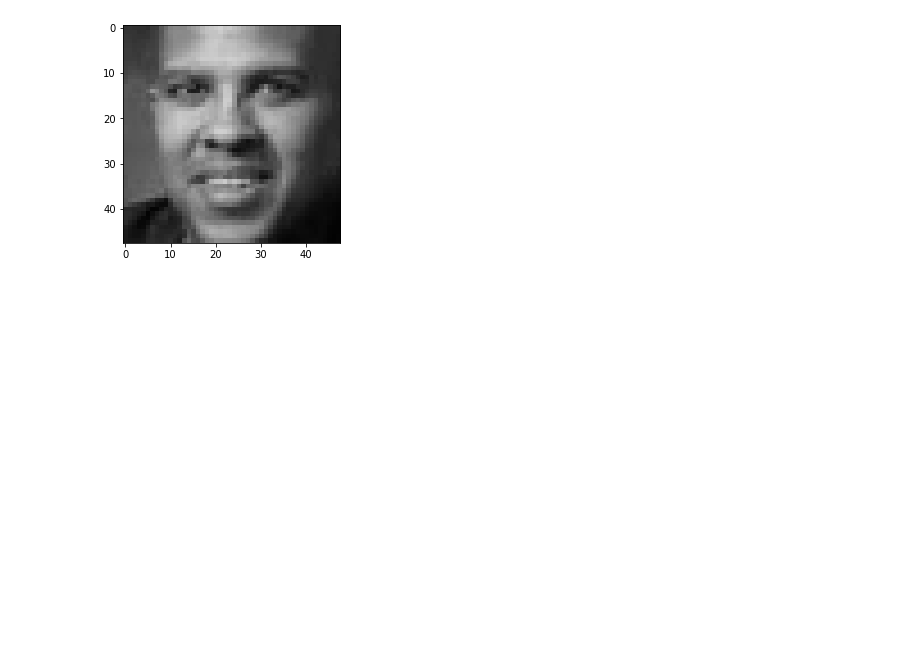
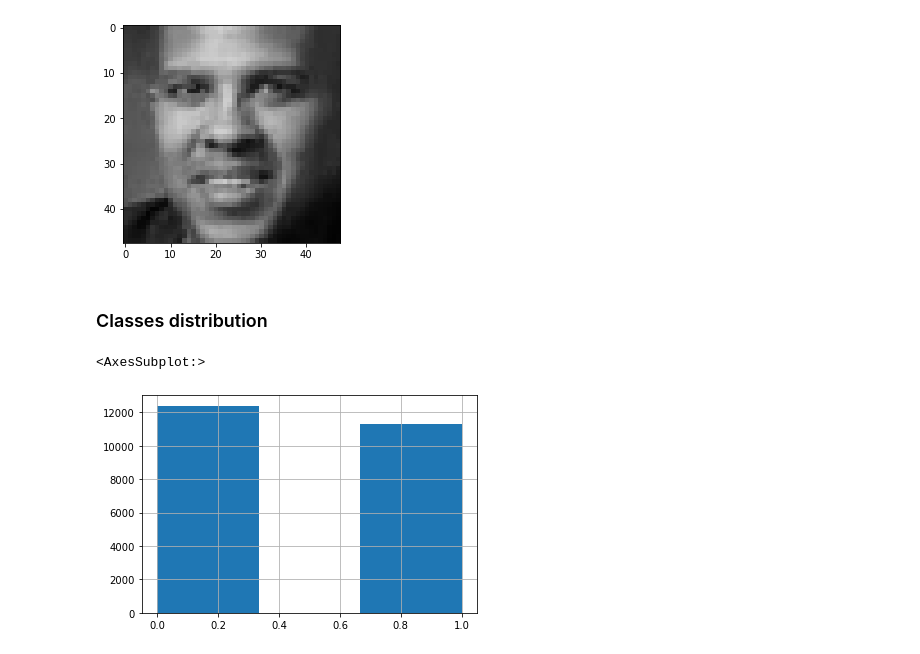
Before and after one commit to Goalt/genderfacerecognition, a Jupyter notebook: code.ipynb, the cells around one changed output. Drawn from its saved outputs; the diff is of its cells as text; code cells hidden in the pictures; blank space fills up the shorter version.

```diff
--- a/code.ipynb
+++ b/code.ipynb
@@ -28,3 +33,10 @@ plt.imshow(image, cmap='gray', vmin=0, vmax=255)
 # %% [output]
 <matplotlib.image.AxesImage at 0x...>
 [figure]
+# %% [markdown]
+### Classes distribution
+# %%
+data['gender'].hist(bins=3)
+# %% [output]
+<AxesSubplot:>
+[figure, added]
```
Also changed, not shown: parts of 24 cells of this notebook, 9 other files.
